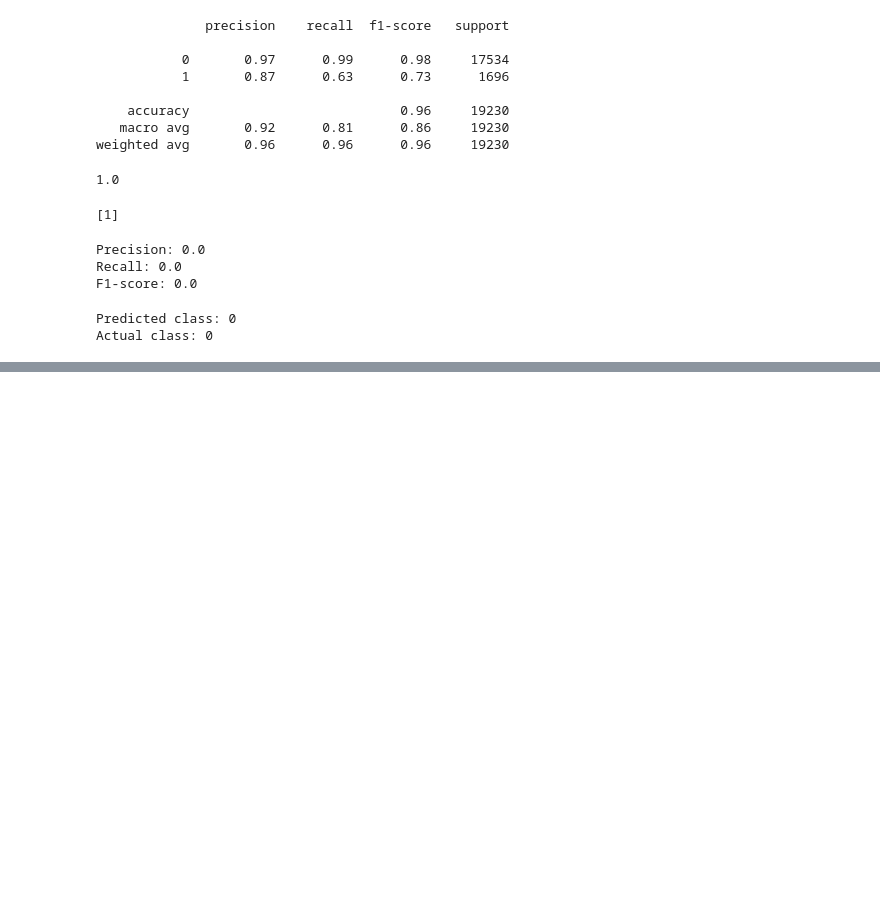
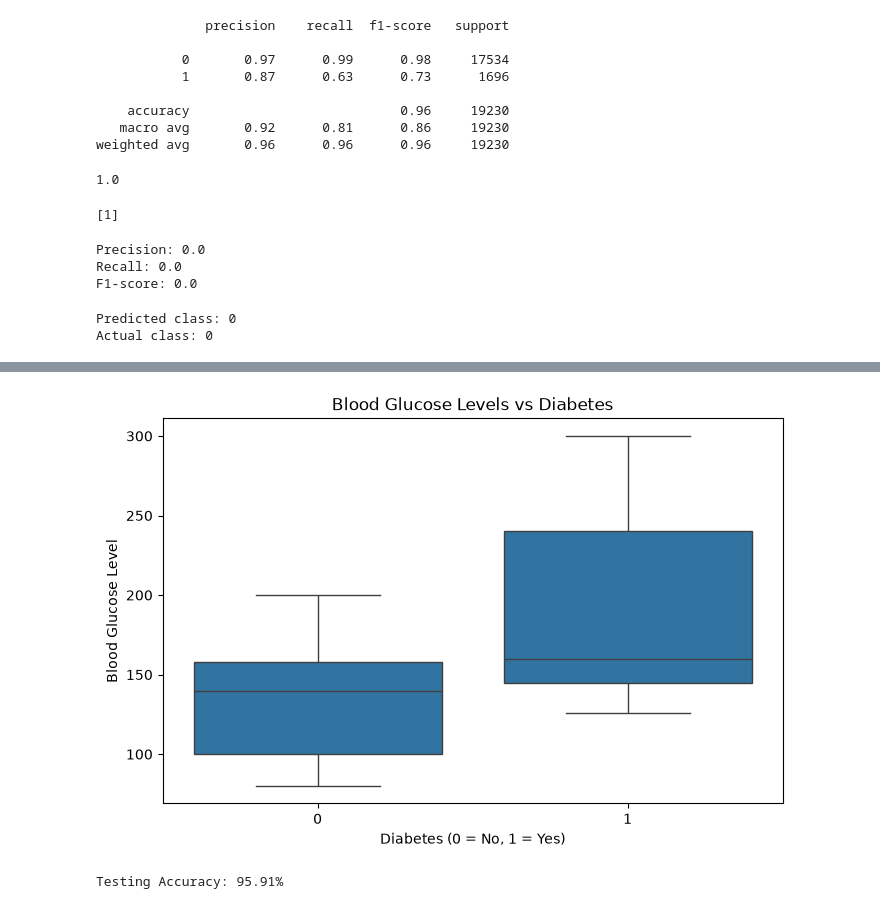
Before and after one commit to Paras-Raina/AI101-Mini-Project, a Jupyter notebook: diabetes_prediction.ipynb, the cells around one changed output, grey strips where cells are left out. Drawn from its saved outputs; the diff is of its cells as text; code cells hidden in the pictures; blank space fills up the shorter version.

Commit message:
checking model parameters and testing accuracy

```diff
--- a/diabetes_prediction.ipynb
+++ b/diabetes_prediction.ipynb
@@ -259,0 +277,15 @@ Actual class: 0
+# %%
+plt.figure(figsize=(8, 5))
+sns.boxplot(data=df, x='diabetes', y='blood_glucose_level')
+plt.title("Blood Glucose Levels vs Diabetes")
+plt.xlabel("Diabetes (0 = No, 1 = Yes)")
+plt.ylabel("Blood Glucose Level")
+plt.show()
+# %% [output]
+[figure, added]
+# %%
+y_test_pred = model.predict(X_test)
+accuracy = round(accuracy_score(y_test, y_test_pred),4)
+print(f"Testing Accuracy: {accuracy * 100}%")
+# %% [output]
+Testing Accuracy: 95.91%
```
Also changed, not shown: parts of 1 cell of this notebook.
